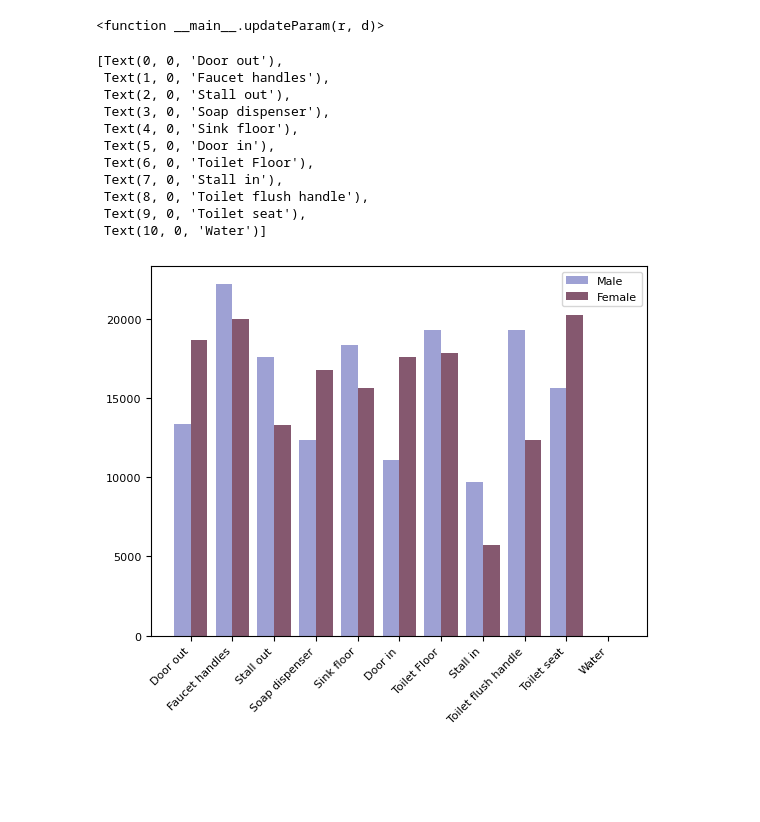
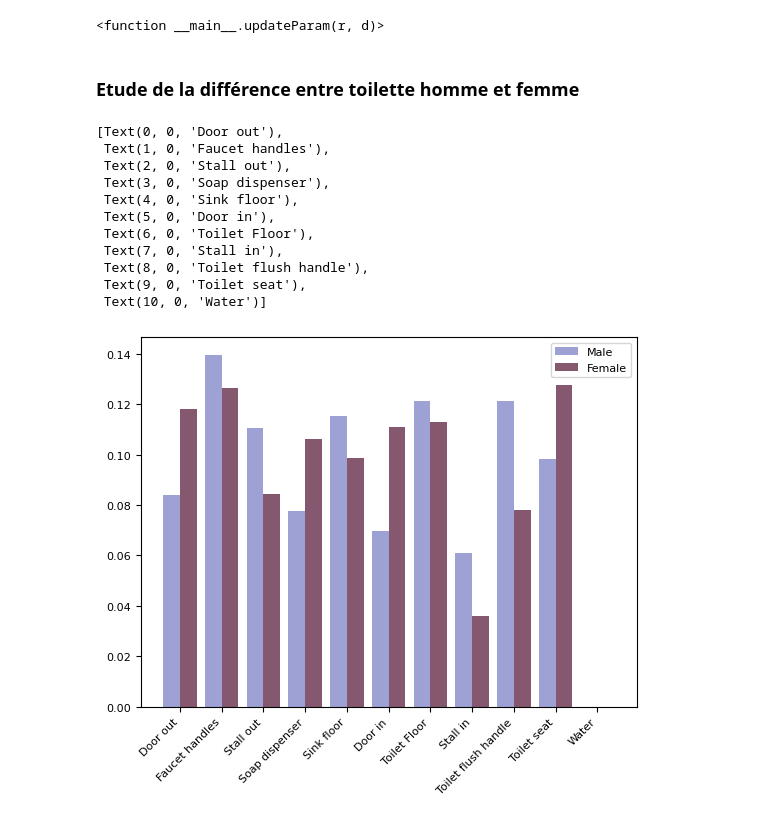
Before and after one commit to gennaBnh/ProjetVDB, a Jupyter notebook: VDB_poster.ipynb, the cells around one changed output. Cells and saved outputs as stored; diff of their text form; code cells hidden in the pictures; blank space fills up the shorter version.

```diff
--- a/VDB_poster.ipynb
+++ b/VDB_poster.ipynb
@@ -772,32 +877,37 @@ interact(updateParam,r=wid_radio, d=wid_dropdown)
 # %% [output]
 interactive(children=(RadioButtons(description='Parameter:', options=('Surface', 'Floor', 'Building'), value='…
 <function __main__.updateParam(r, d)>
+# %% [markdown]
+### Etude de la différence entre toilette homme et femme
 # %%
 labels_surf = list(dict_gender.keys())
 male = [dict_gender[surf]['Male'] for surf in dict_gender]
 female = [dict_gender[surf]['Female'] for surf in dict_gender]
 
+sum_male = sum(male)
+sum_female = sum(female)
+
 X = np.arange(len(labels_surf))
 
 fig, ax = plt.subplots()
 
-ax.bar(X - 0.2, male, width=0.4, color='#9EA1D4', label = 'Male')
-ax.bar(X + 0.2, female, width=0.4, color='#85586F', label = 'Female')
+ax.bar(X - 0.2, male/sum_male, width=0.4, color='#9EA1D4', label = 'Male')
+ax.bar(X + 0.2, female/sum_female, width=0.4, color='#85586F', label = 'Female')
 
 ax.legend()
 
 ax.set_xticks(X, labels_surf)
 ax.set_xticklabels(labels_surf, rotation=45, ha='right')
 # %% [output]
 [Text(0, 0, 'Door out'),
  Text(1, 0, 'Faucet handles'),
  Text(2, 0, 'Stall out'),
  Text(3, 0, 'Soap dispenser'),
  Text(4, 0, 'Sink floor'),
  Text(5, 0, 'Door in'),
  Text(6, 0, 'Toilet Floor'),
  Text(7, 0, 'Stall in'),
  Text(8, 0, 'Toilet flush handle'),
  Text(9, 0, 'Toilet seat'),
  Text(10, 0, 'Water')]
-[figure, old version]
+[figure, new version]
```
Also changed, not shown: parts of 32 cells of this notebook.
